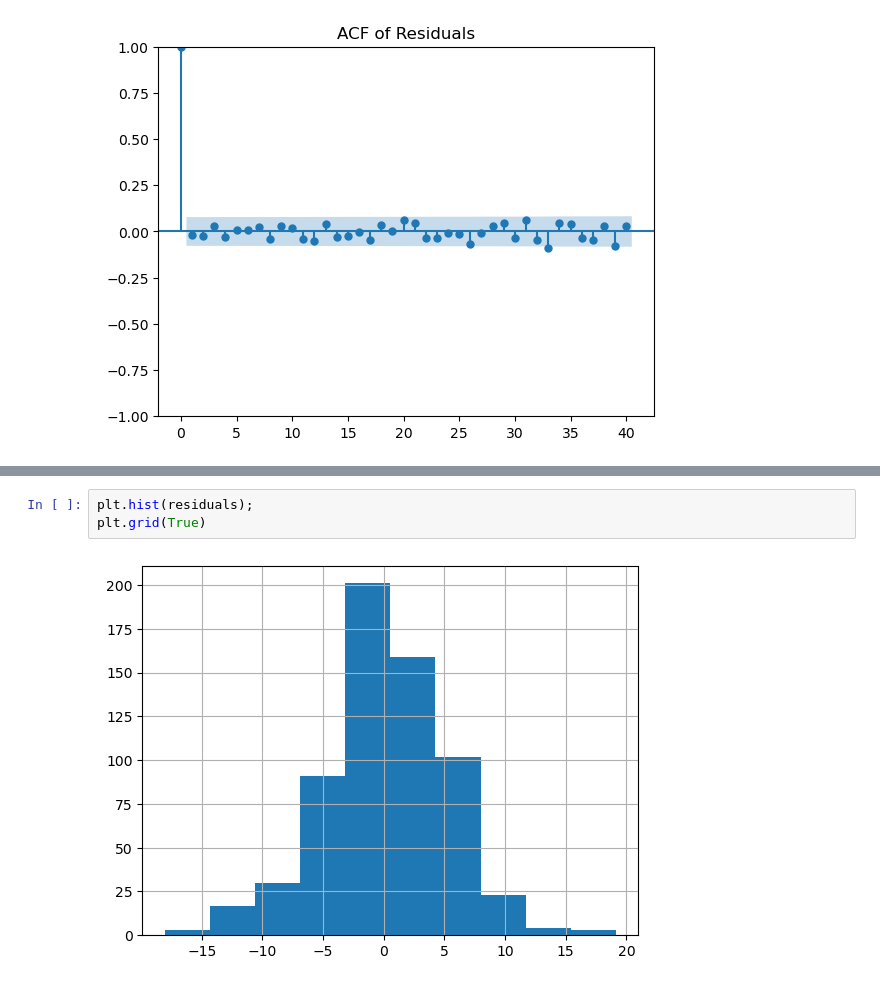
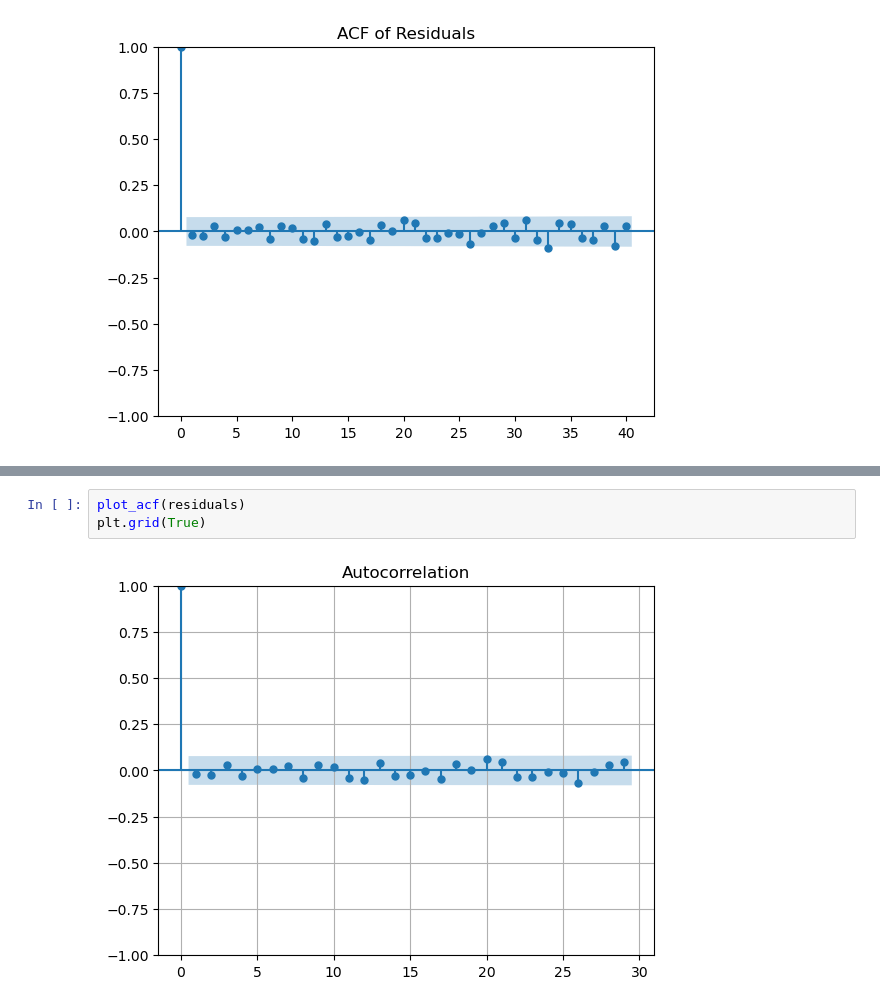
Before and after one commit to 035skt/ECO723, a Jupyter notebook: Analysis_12.ipynb, the cells around one changed output, grey strips where cells are left out. Drawn from its saved outputs; the diff is of its cells as text.

```diff
--- a/Analysis_12.ipynb
+++ b/Analysis_12.ipynb
@@ -379,5 +353,5 @@ Skewness = -0.1707
 # %%
-plt.hist(residuals);
+plot_acf(residuals)
 plt.grid(True)
 # %% [output]
-[figure, old version]
+[figure, new version]
```
Also changed, not shown: parts of 39 cells of this notebook, 6 other files.
